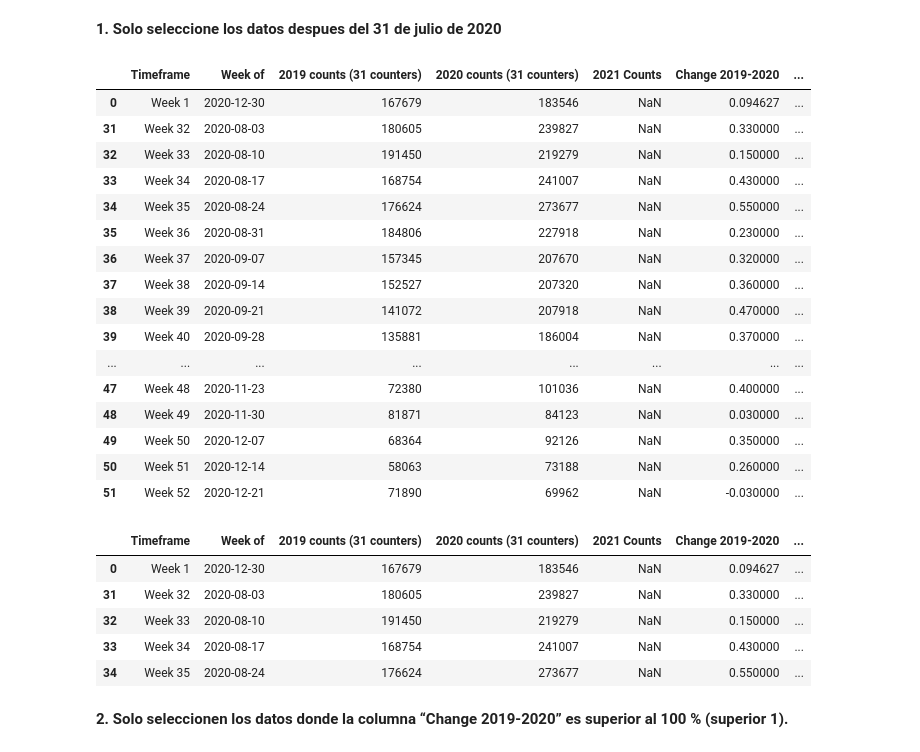
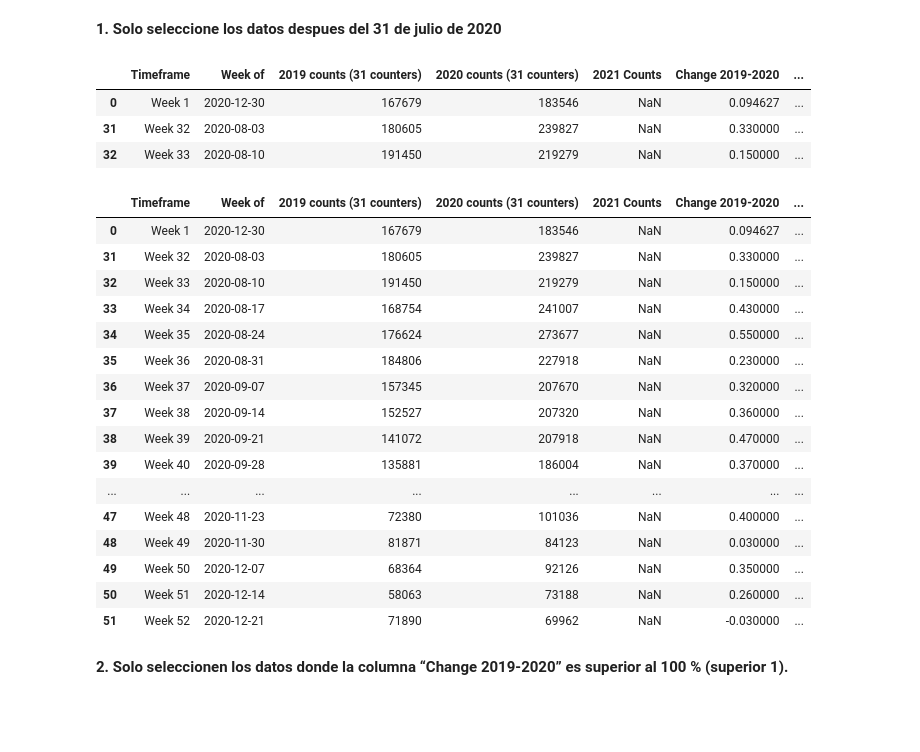
Before and after one commit to marce3-2140/Data-Analysis-with-Panda, a Jupyter notebook: bykes_RailsToTrails.ipynb, the cells around one changed output. Saved outputs shown, nothing was run; the diff lists cells and outputs as text; code cells hidden in the pictures; blank space fills up the shorter version.

```diff
--- a/bykes_RailsToTrails.ipynb
+++ b/bykes_RailsToTrails.ipynb
@@ -21,7 +21,7 @@ bike_df.head(3)
 | 2 | Week 3 | 2020-01-13 | 62315 | 75782 | NaN | 0.216112 | ... |
 # %%
 #Leer datos como en un excel
-file_name = '/content/drive/MyDrive/CodingDojo/Fundamentals/Week2/Cargas/RailsToTrails_National Count Data_week (1).xlsx'
+file_name = '/content/drive/MyDrive/CodingDojo/Fundamentals/Week2/Cargas/RailsToTrails_National Count Data_week.xlsx'
 xl_file = pd.ExcelFile(file_name)
 dfs = {sheet_name: xl_file.parse(sheet_name)
         for sheet_name in xl_file.sheet_names}
@@ -38,30 +38,18 @@ bike_df.head()
 # %% [markdown]
 **1. Solo seleccione los datos despues del 31 de julio de 2020**
 # %%
-bike_df[bike_df['Week of']>'2020-07-31']
+bike_df_fecha =bike_df[bike_df['Week of']>'2020-07-31']
+bike_df_fecha.head(3)
 # %% [output]
 |  | Timeframe | Week of | 2019 counts (31 counters) | 2020 counts (31 counters) | 2021 Counts | Change 2019-2020 | ... |
 | 0 | Week 1 | 2020-12-30 | 167679 | 183546 | NaN | 0.094627 | ... |
 | 31 | Week 32 | 2020-08-03 | 180605 | 239827 | NaN | 0.330000 | ... |
 | 32 | Week 33 | 2020-08-10 | 191450 | 219279 | NaN | 0.150000 | ... |
-| 33 | Week 34 | 2020-08-17 | 168754 | 241007 | NaN | 0.430000 | ... |
-| 34 | Week 35 | 2020-08-24 | 176624 | 273677 | NaN | 0.550000 | ... |
-| 35 | Week 36 | 2020-08-31 | 184806 | 227918 | NaN | 0.230000 | ... |
-| 36 | Week 37 | 2020-09-07 | 157345 | 207670 | NaN | 0.320000 | ... |
-| 37 | Week 38 | 2020-09-14 | 152527 | 207320 | NaN | 0.360000 | ... |
-| 38 | Week 39 | 2020-09-21 | 141072 | 207918 | NaN | 0.470000 | ... |
-| 39 | Week 40 | 2020-09-28 | 135881 | 186004 | NaN | 0.370000 | ... |
-| ... | ... | ... | ... | ... | ... | ... | ... |
-| 47 | Week 48 | 2020-11-23 | 72380 | 101036 | NaN | 0.400000 | ... |
-| 48 | Week 49 | 2020-11-30 | 81871 | 84123 | NaN | 0.030000 | ... |
-| 49 | Week 50 | 2020-12-07 | 68364 | 92126 | NaN | 0.350000 | ... |
-| 50 | Week 51 | 2020-12-14 | 58063 | 73188 | NaN | 0.260000 | ... |
-| 51 | Week 52 | 2020-12-21 | 71890 | 69962 | NaN | -0.030000 | ... |
 # %%
 date_time_str = '2020-07-31'
 date_time_obj = datetime.strptime(date_time_str, '%Y-%m-%d')
 result = bike_df[bike_df['Week of']> date_time_obj]
-result.head()
+result
 # %% [output]
 |  | Timeframe | Week of | 2019 counts (31 counters) | 2020 counts (31 counters) | 2021 Counts | Change 2019-2020 | ... |
 | 0 | Week 1 | 2020-12-30 | 167679 | 183546 | NaN | 0.094627 | ... |
@@ -69,6 +57,17 @@ result.head()
 | 32 | Week 33 | 2020-08-10 | 191450 | 219279 | NaN | 0.150000 | ... |
 | 33 | Week 34 | 2020-08-17 | 168754 | 241007 | NaN | 0.430000 | ... |
 | 34 | Week 35 | 2020-08-24 | 176624 | 273677 | NaN | 0.550000 | ... |
+| 35 | Week 36 | 2020-08-31 | 184806 | 227918 | NaN | 0.230000 | ... |
+| 36 | Week 37 | 2020-09-07 | 157345 | 207670 | NaN | 0.320000 | ... |
+| 37 | Week 38 | 2020-09-14 | 152527 | 207320 | NaN | 0.360000 | ... |
+| 38 | Week 39 | 2020-09-21 | 141072 | 207918 | NaN | 0.470000 | ... |
+| 39 | Week 40 | 2020-09-28 | 135881 | 186004 | NaN | 0.370000 | ... |
+| ... | ... | ... | ... | ... | ... | ... | ... |
+| 47 | Week 48 | 2020-11-23 | 72380 | 101036 | NaN | 0.400000 | ... |
+| 48 | Week 49 | 2020-11-30 | 81871 | 84123 | NaN | 0.030000 | ... |
+| 49 | Week 50 | 2020-12-07 | 68364 | 92126 | NaN | 0.350000 | ... |
+| 50 | Week 51 | 2020-12-14 | 58063 | 73188 | NaN | 0.260000 | ... |
+| 51 | Week 52 | 2020-12-21 | 71890 | 69962 | NaN | -0.030000 | ... |
 # %% [markdown]
 **2. Solo seleccionen los datos donde la columna “Change 2019-2020” es superior al 100 % (superior 1).**
 # %%
```
Also changed, not shown: parts of 20 cells of this notebook.
